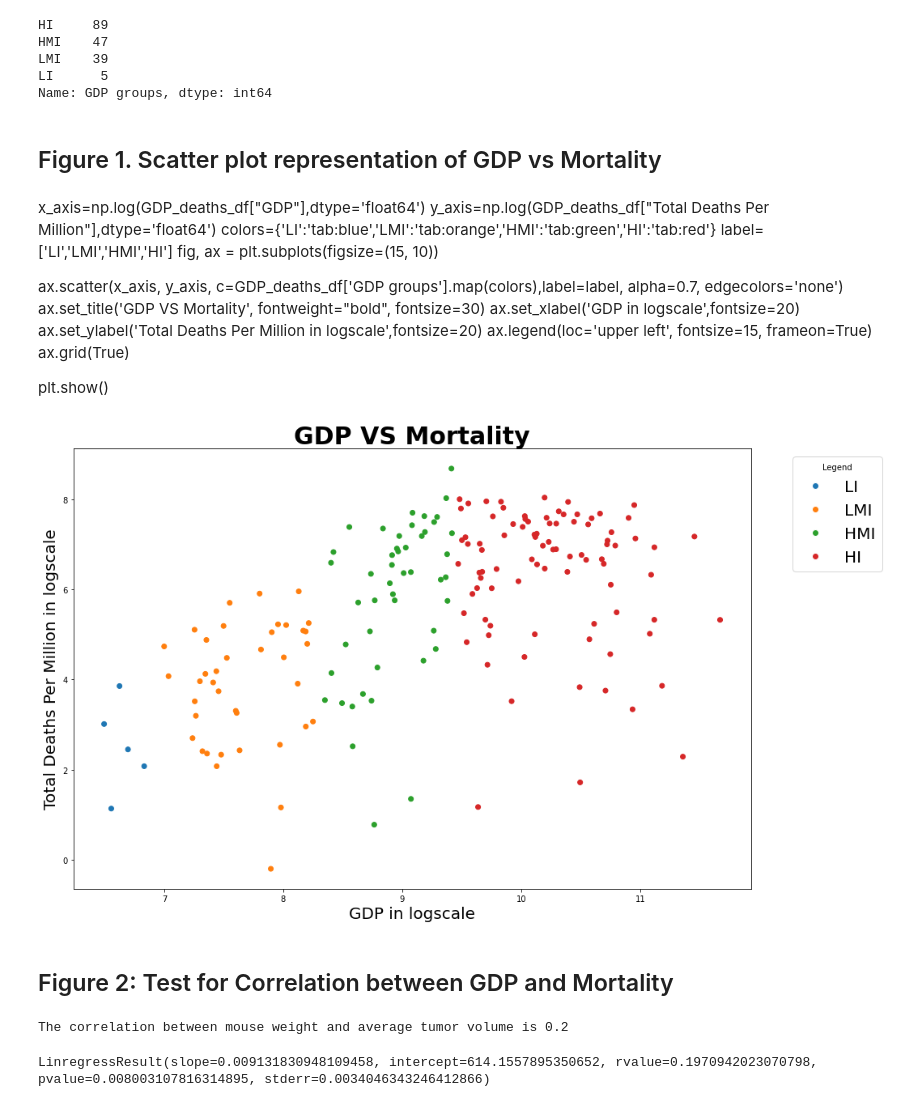
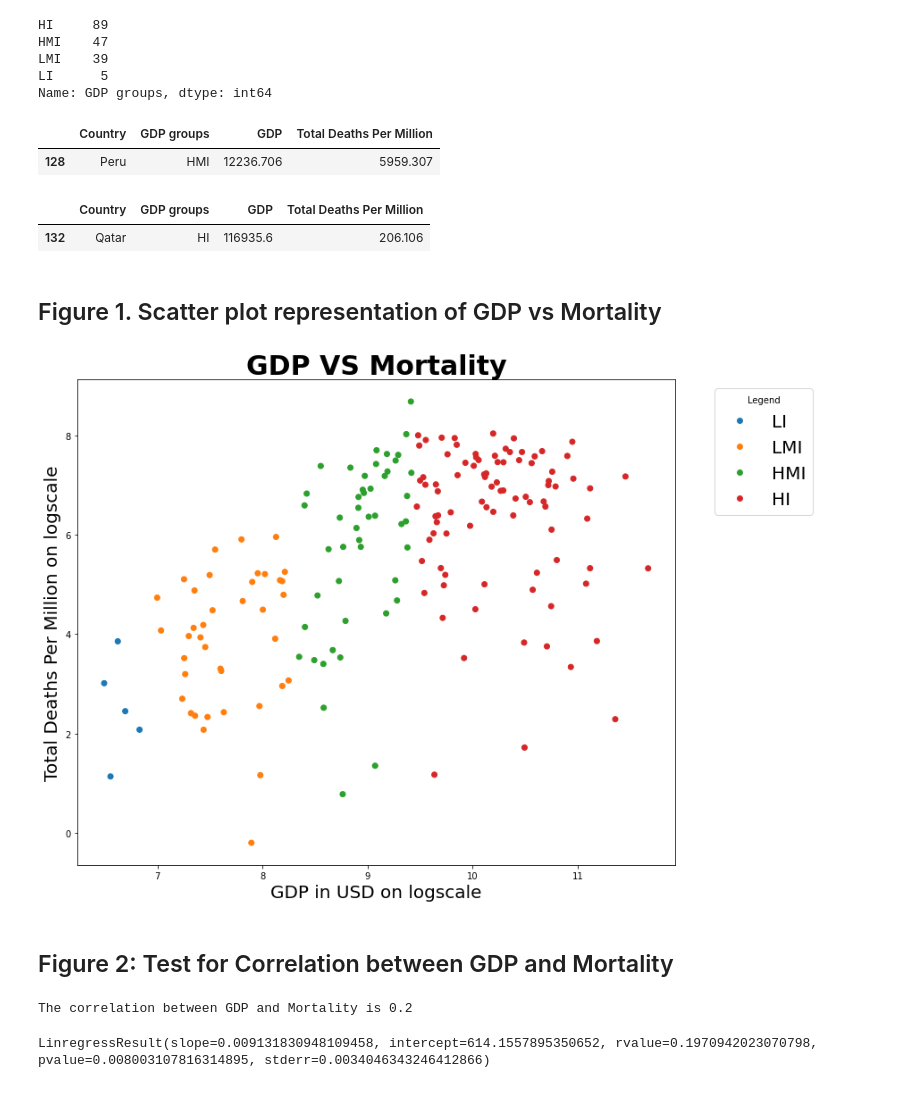
Before and after one commit to vignesh-sundaramoorthi/HNVY-Project1, a Jupyter notebook: vigneshproject1.ipynb, the cells around one changed output. Cells and saved outputs as stored; diff of their text form; code cells hidden in the pictures.

```diff
--- a/vigneshproject1.ipynb
+++ b/vigneshproject1.ipynb
@@ -179,53 +176,51 @@ HMI    47
 LMI    39
 LI      5
 Name: GDP groups, dtype: int64
+# %%
+#Outlier check2
+#Country with highest death count
+GDP_deaths_df.loc[GDP_deaths_df['Total Deaths Per Million']==GDP_deaths_df['Total Deaths Per Million'].max()]
+# %% [output]
+|  | Country | GDP groups | GDP | Total Deaths Per Million |
+| 128 | Peru | HMI | 12236.706 | 5959.307 |
+# %%
+#Country with highest GDP
+GDP_deaths_df.loc[GDP_deaths_df['GDP']==GDP_deaths_df['GDP'].max()]
+# %% [output]
+|  | Country | GDP groups | GDP | Total Deaths Per Million |
+| 132 | Qatar | HI | 116935.6 | 206.106 |
 # %% [markdown]
 ## Figure 1. Scatter plot representation of GDP vs Mortality
-# %% [markdown]
-x_axis=np.log(GDP_deaths_df["GDP"],dtype='float64')
-y_axis=np.log(GDP_deaths_df["Total Deaths Per Million"],dtype='float64')
-colors={'LI':'tab:blue','LMI':'tab:orange','HMI':'tab:green','HI':'tab:red'}
-label=['LI','LMI','HMI','HI']
-fig, ax = plt.subplots(figsize=(15, 10))
-
-ax.scatter(x_axis, y_axis, c=GDP_deaths_df['GDP groups'].map(colors),label=label, alpha=0.7, edgecolors='none')
-ax.set_title('GDP VS Mortality', fontweight="bold", fontsize=30)
-ax.set_xlabel('GDP in logscale',fontsize=20)
-ax.set_ylabel('Total Deaths Per Million in logscale',fontsize=20)
-ax.legend(loc='upper left', fontsize=15, frameon=True)
-ax.grid(True)
-
-plt.show()
 # %%
 x_axis=np.log(GDP_deaths_df["GDP"],dtype='float64')
 y_axis=np.log(GDP_deaths_df["Total Deaths Per Million"],dtype='float64')
 colors={'LI':'tab:blue','LMI':'tab:orange','HMI':'tab:green','HI':'tab:red'}
 #label=['LI','LMI','HMI','HI']
 
-fig, ax = plt.subplots(figsize=(15, 10))
+fig, ax = plt.subplots(figsize=(12, 10))
 
 ax.scatter(x_axis, y_axis, c=GDP_deaths_df['GDP groups'].map(colors))
 handles = [Line2D([0], [0], marker='o', color='w', markerfacecolor=v, label=k, markersize=8) for k, v in colors.items()]
 ax.legend(title='Legend', handles=handles, bbox_to_anchor=(1.05, 1), loc='upper left',fontsize=20)
 ax.set_title('GDP VS Mortality', fontweight="bold", fontsize=30)
-ax.set_xlabel('GDP in logscale',fontsize=20)
-ax.set_ylabel('Total Deaths Per Million in logscale',fontsize=20)
-plt.savefig('GDP Vs Mortality Scatter Plot')
+ax.set_xlabel('GDP in USD on logscale',fontsize=20)
+ax.set_ylabel('Total Deaths Per Million on logscale',fontsize=20)
+plt.savefig('Outputs_VS/GDP Vs Mortality Scatter Plot')
 plt.show()
 # %% [output]
-[figure, old version]
+[figure, new version]
 # %% [markdown]
 ## Figure 2: Test for Correlation between GDP and Mortality
 # %%
 #employing pearson's correlation
 correlation=round(st.pearsonr(GDP_deaths_df["GDP"],GDP_deaths_df["Total Deaths Per Million"])[0],2)
-print(f"The correlation between GDP and average tumor volume is {correlation}")
+print(f"The correlation between GDP and Mortality is {correlation}")
 
 #assign a variable to the linear regression formaula to obtain the parameters values
 model=st.linregress(GDP_deaths_df["GDP"],GDP_deaths_df["Total Deaths Per Million"])
 model
 # %% [output]
-The correlation between mouse weight and average tumor volume is 0.2
+The correlation between GDP and Mortality is 0.2
 LinregressResult(slope=0.009131830948109458, intercept=614.1557895350652, rvalue=0.1970942023070798, pvalue=0.008003107816314895, stderr=0.0034046343246412866)
 # %%
 slope=0.009131830948109458
```
Also changed, not shown: parts of 12 cells of this notebook.
